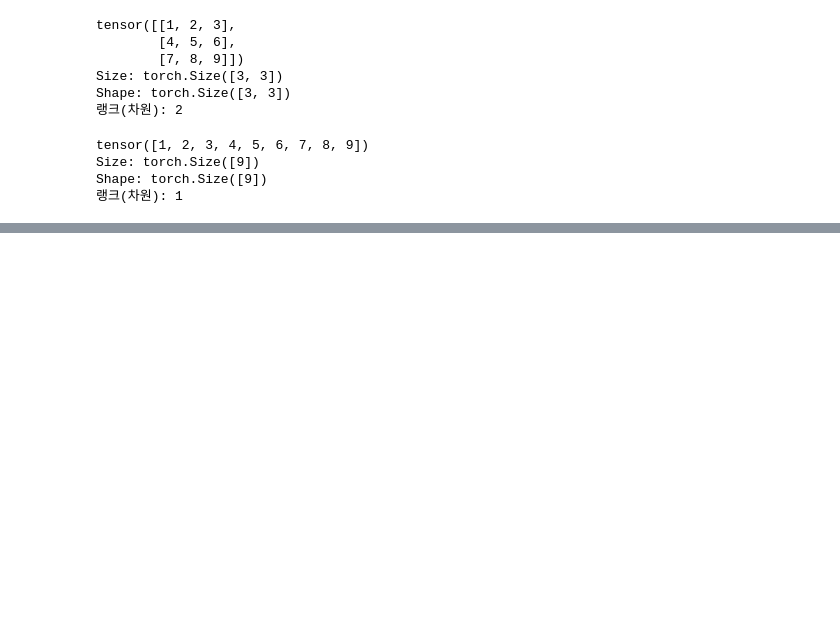
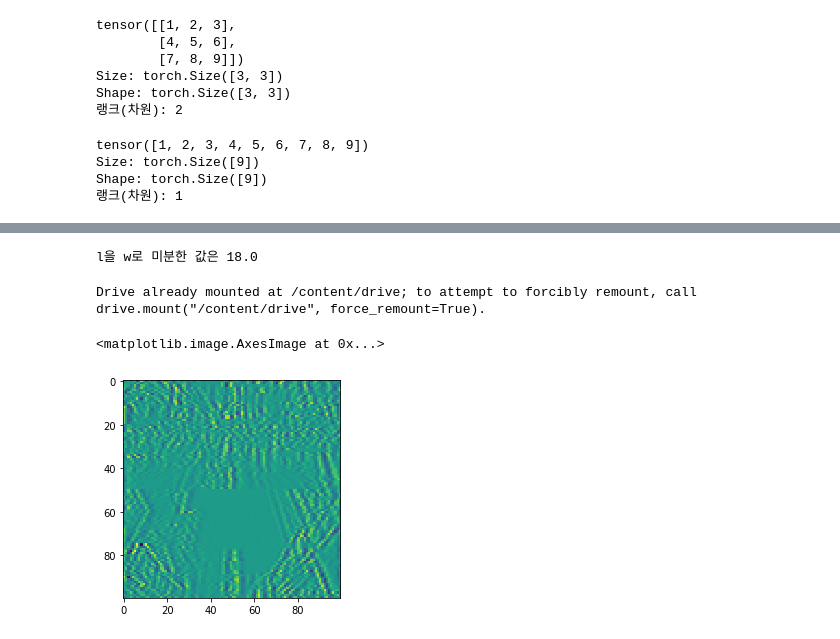
Before and after one commit to diligejy/DL, a Jupyter notebook: 3-min-pytorch-master/03_ANN.ipynb, the cells around one changed output, grey strips where cells are left out. Cells and saved outputs as stored; diff of their text form; code cells hidden in the pictures; blank space fills up the shorter version.

```diff
--- a/3-min-pytorch-master/03_ANN.ipynb
+++ b/3-min-pytorch-master/03_ANN.ipynb
@@ -76,0 +152,5 @@ except Exception as e:
+# %%
+l.backward()
+print('l을 w로 미분한 값은 {}'.format(w.grad))
+# %% [output]
+l을 w로 미분한 값은 18.0
@@ -76,0 +161,11 @@ except Exception as e:
+# %%
+from google.colab import drive
+drive.mount('/content/drive')
+# %% [output]
+Drive already mounted at /content/drive; to attempt to forcibly remount, call drive.mount("/content/drive", force_remount=True).
+# %%
+broken_image = torch.FloatTensor(pickle.load(open('/content/drive/My Drive/DL/3_min_pytorch_master/03_ANN/broken_image_t.p', 'rb'), encoding = 'latin1'))
+plt.imshow(broken_image.view(100, 100))
+# %% [output]
+<matplotlib.image.AxesImage at 0x...>
+[figure, added]
```
Also changed, not shown: parts of 31 cells of this notebook.
